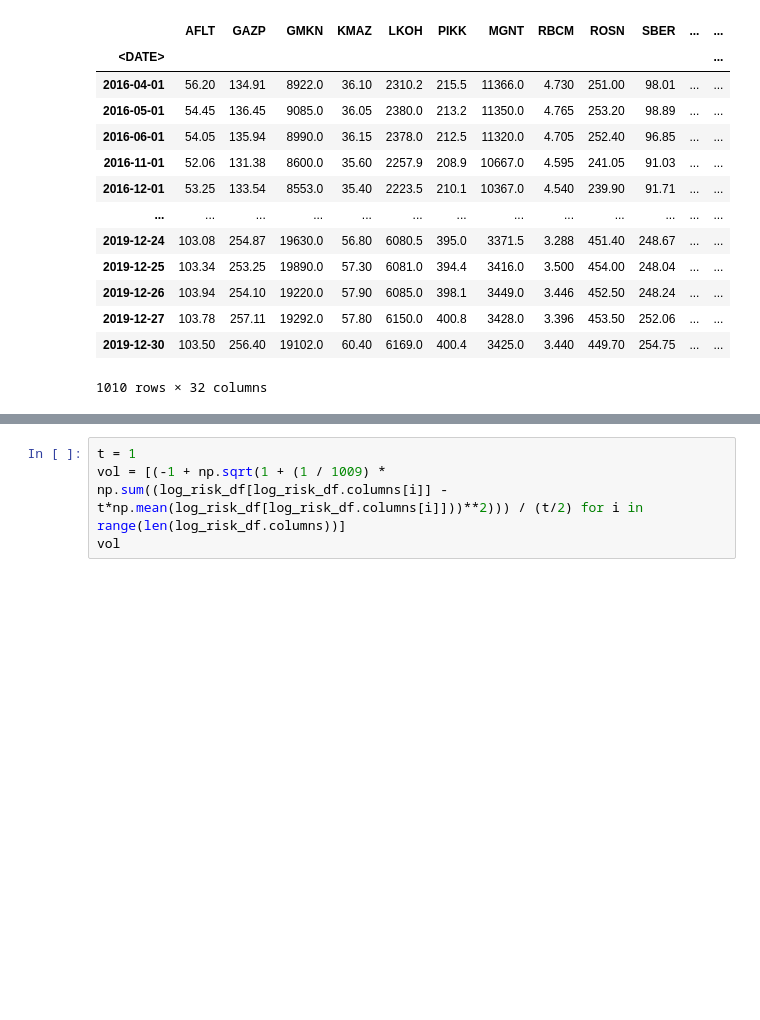
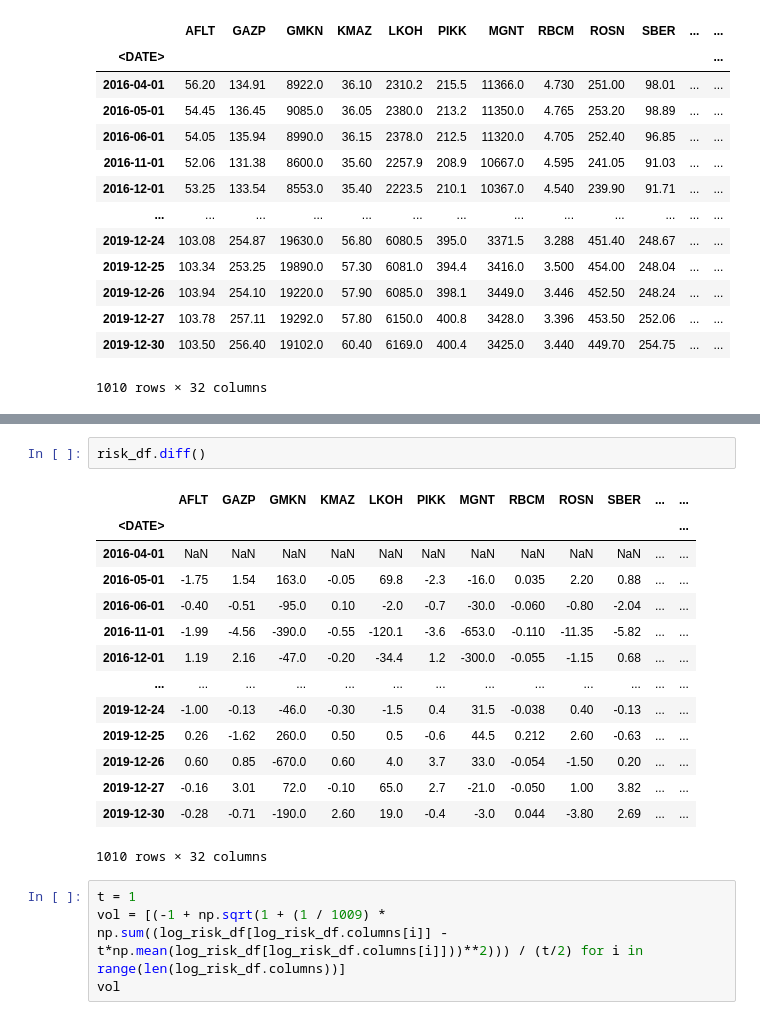
Before and after one commit to Penitto/risk_project1, a Jupyter notebook: Iriski.ipynb, the cells around one changed output, grey strips where cells are left out. Saved outputs shown, nothing was run; the diff lists cells and outputs as text; blank space fills up the shorter version.

```diff
--- a/Iriski.ipynb
+++ b/Iriski.ipynb
@@ -168,3 +293,20 @@ log_risk_df
+# %%
+risk_df.diff()
+# %% [output]
+|  | AFLT | GAZP | GMKN | KMAZ | LKOH | PIKK | MGNT | RBCM | ROSN | SBER | ... | ... |
+| <DATE> |  |  |  |  |  |  |  |  |  |  |  | ... |
+| 2016-04-01 | NaN | NaN | NaN | NaN | NaN | NaN | NaN | NaN | NaN | NaN | ... | ... |
+| 2016-05-01 | -1.75 | 1.54 | 163.0 | -0.05 | 69.8 | -2.3 | -16.0 | 0.035 | 2.20 | 0.88 | ... | ... |
+| 2016-06-01 | -0.40 | -0.51 | -95.0 | 0.10 | -2.0 | -0.7 | -30.0 | -0.060 | -0.80 | -2.04 | ... | ... |
+| 2016-11-01 | -1.99 | -4.56 | -390.0 | -0.55 | -120.1 | -3.6 | -653.0 | -0.110 | -11.35 | -5.82 | ... | ... |
+| 2016-12-01 | 1.19 | 2.16 | -47.0 | -0.20 | -34.4 | 1.2 | -300.0 | -0.055 | -1.15 | 0.68 | ... | ... |
+| ... | ... | ... | ... | ... | ... | ... | ... | ... | ... | ... | ... | ... |
+| 2019-12-24 | -1.00 | -0.13 | -46.0 | -0.30 | -1.5 | 0.4 | 31.5 | -0.038 | 0.40 | -0.13 | ... | ... |
+| 2019-12-25 | 0.26 | -1.62 | 260.0 | 0.50 | 0.5 | -0.6 | 44.5 | 0.212 | 2.60 | -0.63 | ... | ... |
+| 2019-12-26 | 0.60 | 0.85 | -670.0 | 0.60 | 4.0 | 3.7 | 33.0 | -0.054 | -1.50 | 0.20 | ... | ... |
+| 2019-12-27 | -0.16 | 3.01 | 72.0 | -0.10 | 65.0 | 2.7 | -21.0 | -0.050 | 1.00 | 3.82 | ... | ... |
+| 2019-12-30 | -0.28 | -0.71 | -190.0 | 2.60 | 19.0 | -0.4 | -3.0 | 0.044 | -3.80 | 2.69 | ... | ... |
+1010 rows × 32 columns
 # %%
 t = 1
 vol = [(-1 + np.sqrt(1 + (1 / 1009) * np.sum((log_risk_df[log_risk_df.columns[i]] - t*np.mean(log_risk_df[log_risk_df.columns[i]]))**2))) / (t/2) for i in range(len(log_risk_df.columns))]
```
Also changed, not shown: parts of 3 cells of this notebook, 1 other file.
